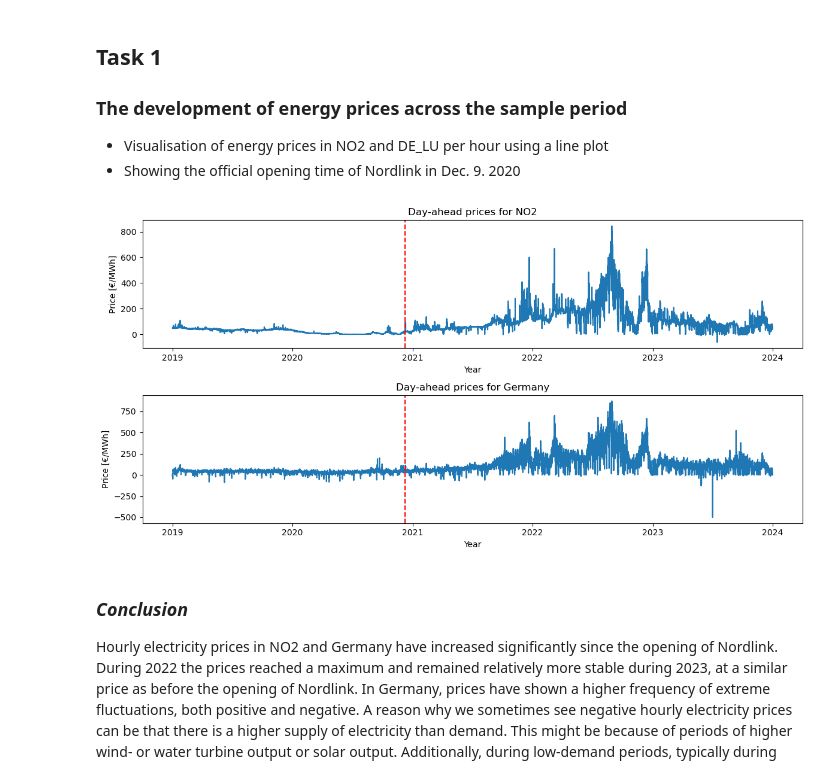
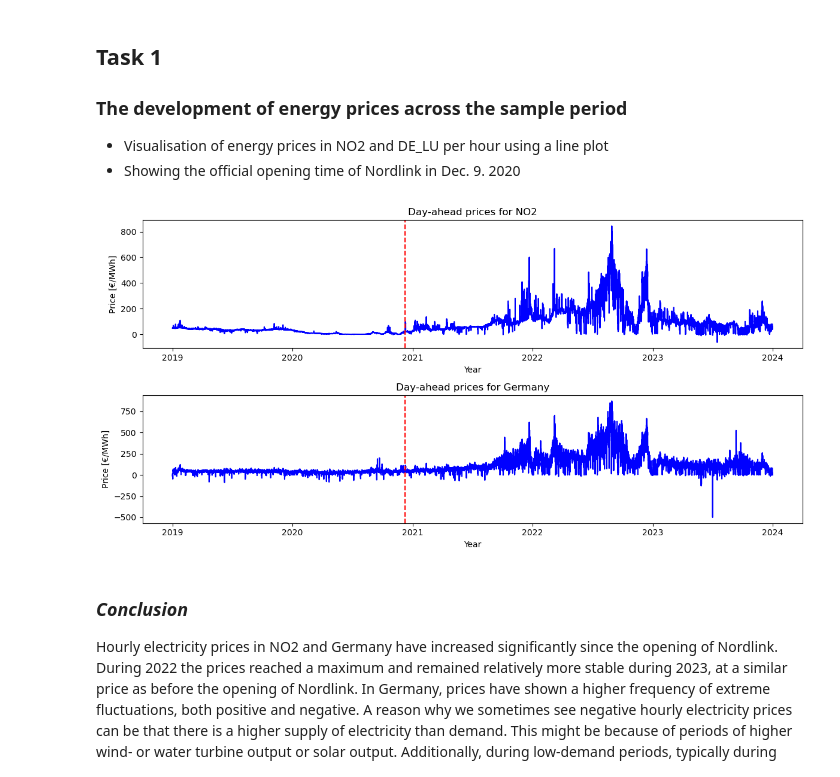
Before and after one commit to rymdd/TECH2-H24-Termpaper-G9, a Jupyter notebook: paper.ipynb, the cells around one changed output. Saved outputs shown, nothing was run; the diff lists cells and outputs as text; code cells hidden in the pictures.

```diff
--- a/paper.ipynb
+++ b/paper.ipynb
@@ -82,25 +82,25 @@ Both datasets are consistent with no duplicate or missing values.
 # %%
 # Create a copy from dayaheadprices and filtering to hourly data only
 dayaheadprices_hourly = dayaheadprices.loc[dayaheadprices["ResolutionCode"] == "PT60M"].copy()
 # Convert DateTime to datetime object
 dayaheadprices_hourly["DateTime"] = pd.to_datetime(dayaheadprices_hourly["DateTime"])
 
 # Plot the hourly prices for the selected regions on two subplots
 fig, axes = plt.subplots(2, 1, figsize=(12, 6))
 for region, ax in zip(regions, axes):
-    sns.lineplot(data=dayaheadprices_hourly.loc[dayaheadprices_hourly["MapCode"] == region], x="DateTime", y="Price", ax=ax)
+    sns.lineplot(data=dayaheadprices_hourly.loc[dayaheadprices_hourly["MapCode"] == region], x="DateTime", y="Price", ax=ax,  color='blue')
     ax.axvline(pd.Timestamp("2020-12-09"), color='red', linestyle='--', label='Nordlink Opening')
     if region == "DE_LU":
         ax.set_title(f"Day-ahead prices for Germany")
     else:
         ax.set_title(f"Day-ahead prices for {region}")
     ax.set_ylabel("Price [€/MWh]")
     ax.set_xlabel("Year")
 plt.tight_layout()
 # Save to file
 plt.savefig("figure_task1.png")
 # %% [output]
-[figure, old version]
+[figure, new version]
 # %% [markdown]
 ### *Conclusion*
 Hourly electricity prices in NO2 and Germany have increased significantly since the opening of Nordlink.  During 2022 the prices reached a maximum and remained relatively more stable during 2023, at a similar price as before the opening of Nordlink. In Germany, prices have shown a higher frequency of extreme fluctuations, both positive and negative.
```
Also changed, not shown: parts of 5 cells of this notebook, 3 other files.
